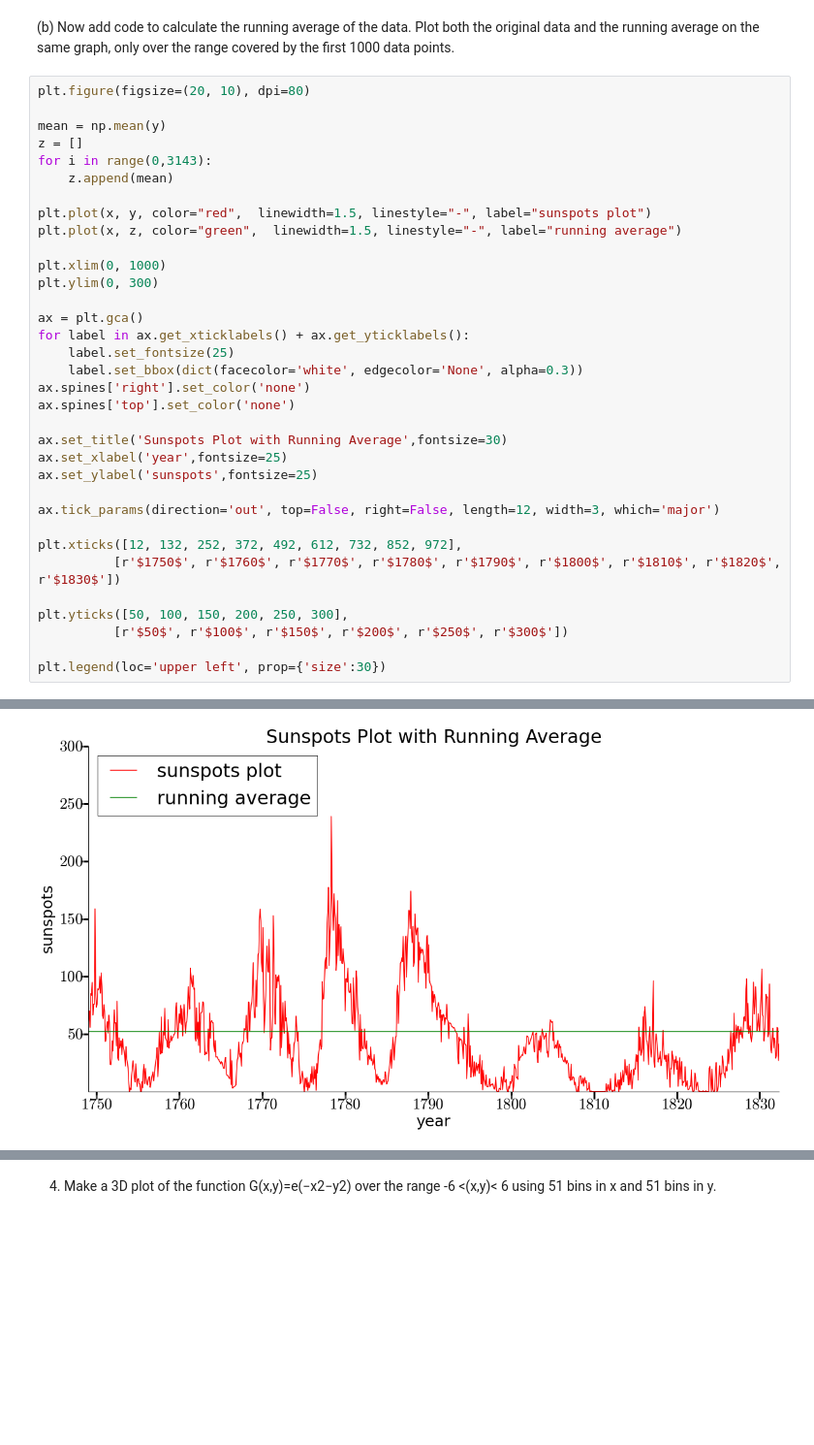
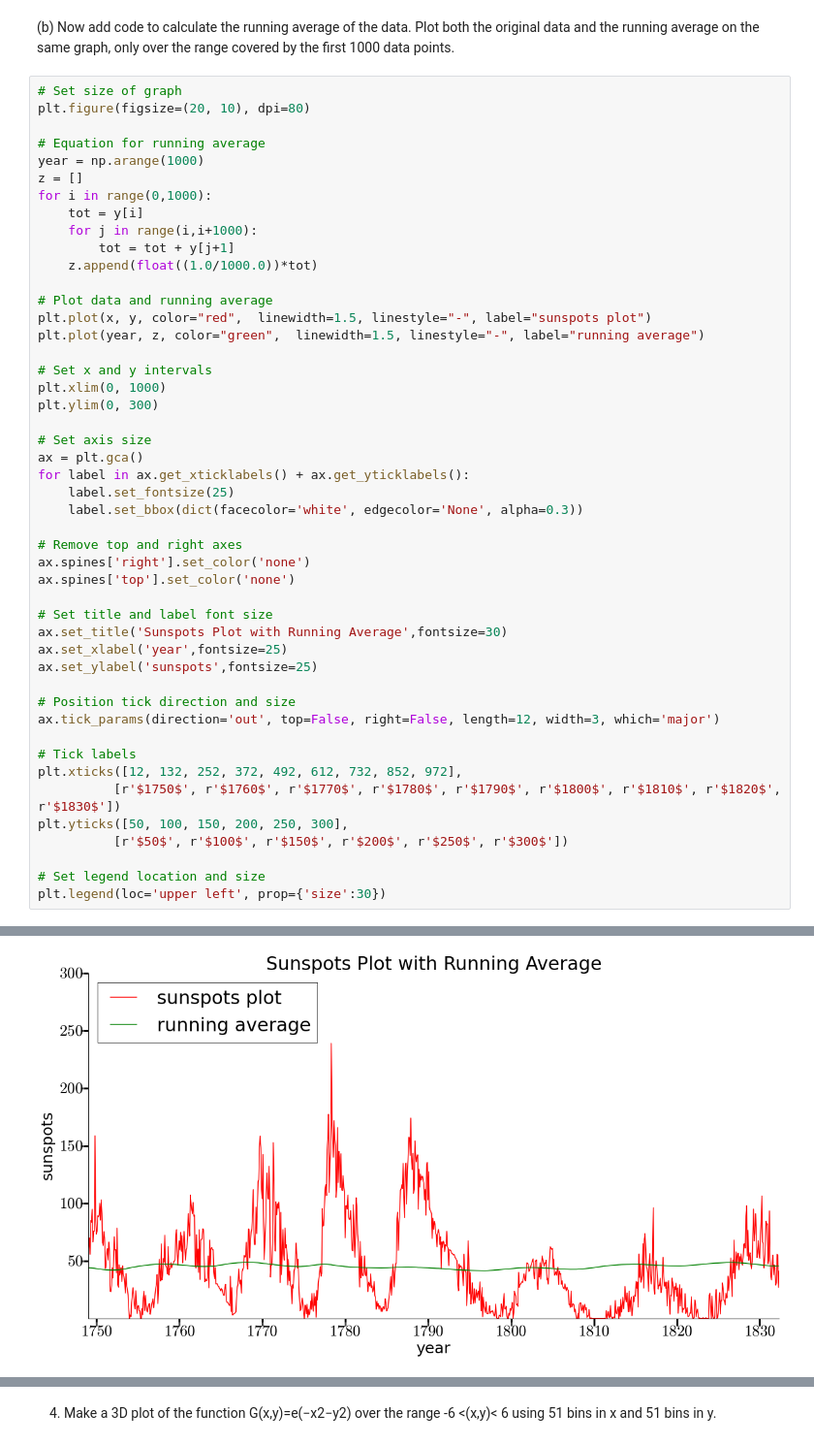
Before and after one commit to dlhoang/PHYS202-S14, a Jupyter notebook: Graphics/GraphicsExercises.ipynb, the cells around one changed output, grey strips where cells are left out. Shown at 97% size. Cells and saved outputs as stored; diff of their text form; blank space fills up the shorter version.

Commit message:
Graphics

```diff
--- a/Graphics/GraphicsExercises.ipynb
+++ b/Graphics/GraphicsExercises.ipynb
@@ -118,40 +103,53 @@ plt.plot(x, y, '-', markersize=0.5, color='r');
 # %% [markdown]
 (b) Now add code to calculate the running average of the data. Plot both the original data and the running average on the same graph, only over the range covered by the first 1000 data points.
 # %%
+# Set size of graph
 plt.figure(figsize=(20, 10), dpi=80)
 
-mean = np.mean(y)
+# Equation for running average
+year = np.arange(1000)
 z = []
-for i in range(0,3143):
-    z.append(mean)
+for i in range(0,1000):
+    tot = y[i]
+    for j in range(i,i+1000):
+        tot = tot + y[j+1]
+    z.append(float((1.0/1000.0))*tot)
 
+# Plot data and running average
 plt.plot(x, y, color="red",  linewidth=1.5, linestyle="-", label="sunspots plot")
-plt.plot(x, z, color="green",  linewidth=1.5, linestyle="-", label="running average")
+plt.plot(year, z, color="green",  linewidth=1.5, linestyle="-", label="running average")
 
+# Set x and y intervals
 plt.xlim(0, 1000)
 plt.ylim(0, 300)
 
+# Set axis size
 ax = plt.gca()
 for label in ax.get_xticklabels() + ax.get_yticklabels():
     label.set_fontsize(25)
     label.set_bbox(dict(facecolor='white', edgecolor='None', alpha=0.3))
+
+# Remove top and right axes
 ax.spines['right'].set_color('none')
 ax.spines['top'].set_color('none')
 
+# Set title and label font size
 ax.set_title('Sunspots Plot with Running Average',fontsize=30)
 ax.set_xlabel('year',fontsize=25)
 ax.set_ylabel('sunspots',fontsize=25)
 
+# Position tick direction and size
 ax.tick_params(direction='out', top=False, right=False, length=12, width=3, which='major')
 
+# Tick labels
 plt.xticks([12, 132, 252, 372, 492, 612, 732, 852, 972],
           [r'$1750$', r'$1760$', r'$1770$', r'$1780$', r'$1790$', r'$1800$', r'$1810$', r'$1820$', r'$1830$'])
-
 plt.yticks([50, 100, 150, 200, 250, 300],
           [r'$50$', r'$100$', r'$150$', r'$200$', r'$250$', r'$300$'])
 
+# Set legend location and size
 plt.legend(loc='upper left', prop={'size':30})
 # %% [output]
 <matplotlib.legend.Legend at 0x...>
-[figure, old version]
+[figure, new version]
 # %%
```
Also changed, not shown: parts of 12 cells of this notebook.
